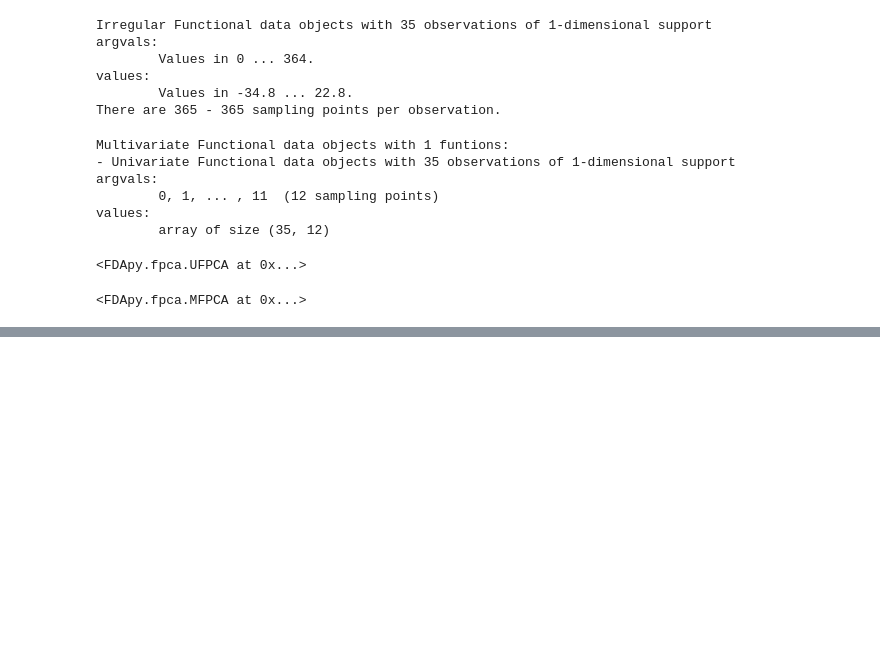
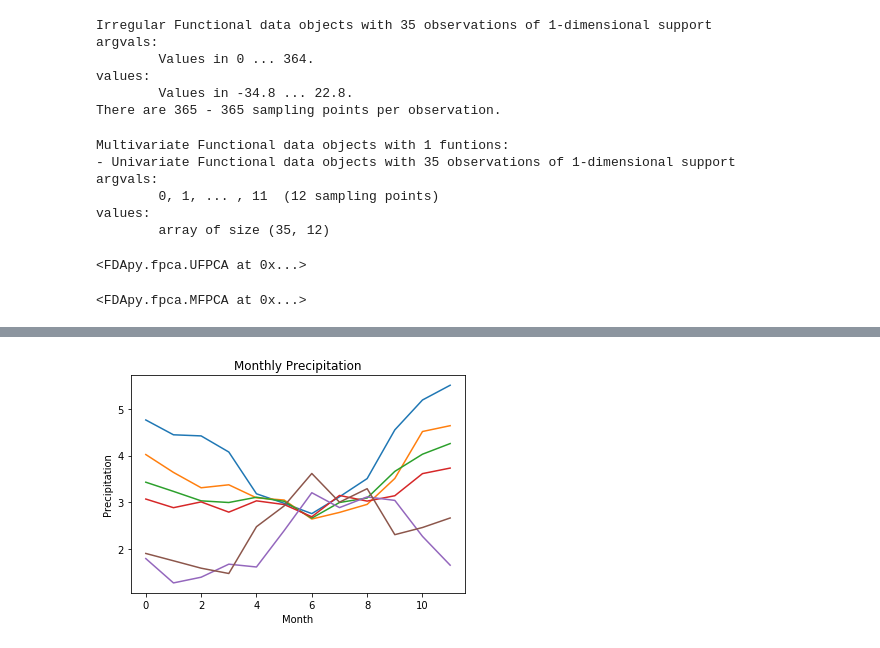
Before and after one commit to StevenGolovkine/FDApy, a Jupyter notebook: examples/canadian_weather.ipynb, the cells around one changed output, grey strips where cells are left out. Drawn from its saved outputs; the diff is of its cells as text; code cells hidden in the pictures; blank space fills up the shorter version.

```diff
--- a/examples/canadian_weather.ipynb
+++ b/examples/canadian_weather.ipynb
@@ -201,0 +208,6 @@ inte = dailyTemp.integrate(method='simpson')
+# %%
+# Plot sample of univariate data
+fig, ax = plot(monthlyPrec[2:8], main='Monthly Precipitation', xlab='Month', ylab='Precipitation')
+plt.show()
+# %% [output]
+[figure, added]
```
Also changed, not shown: parts of 5 cells of this notebook, 2 other files.
